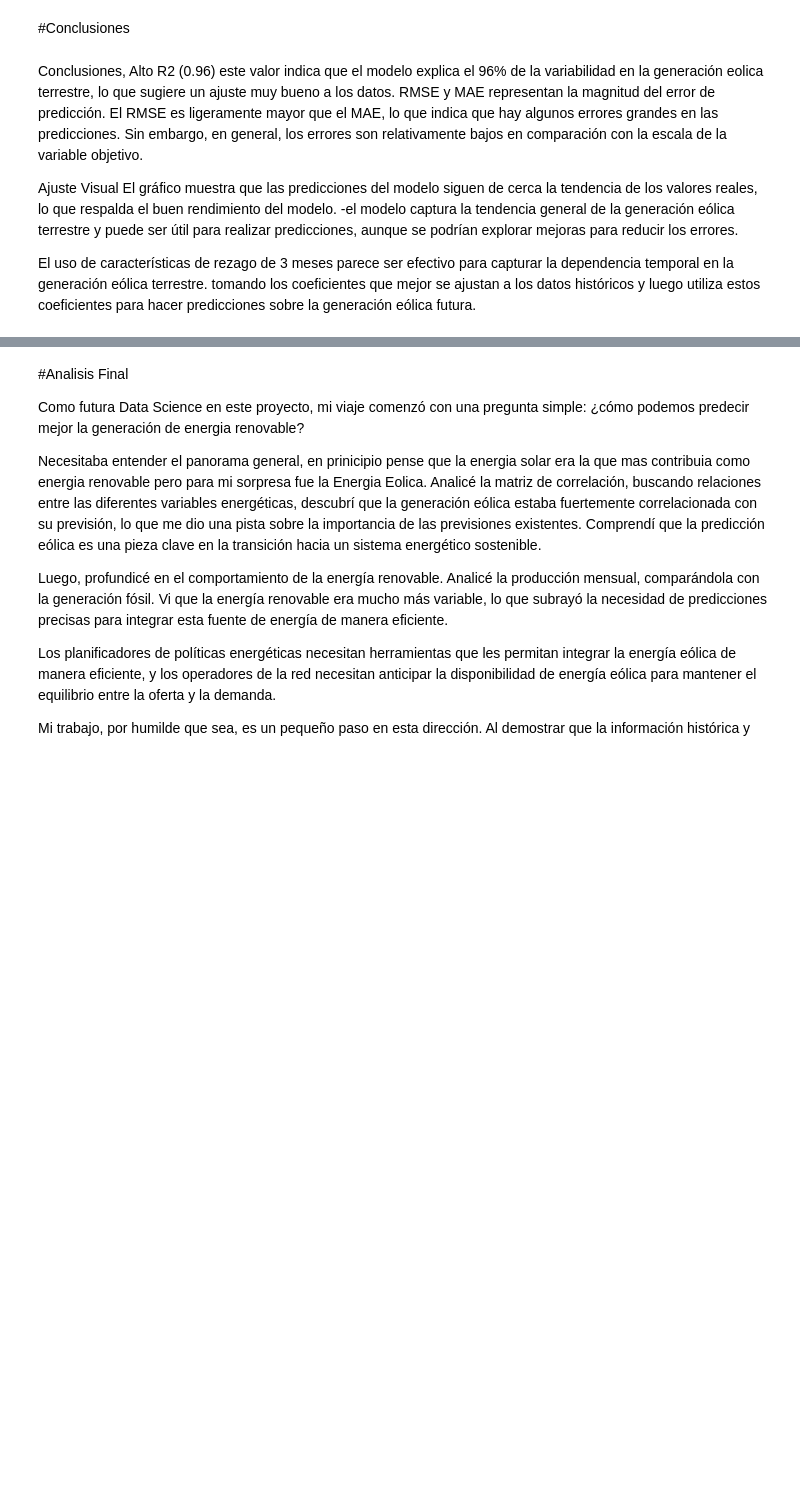
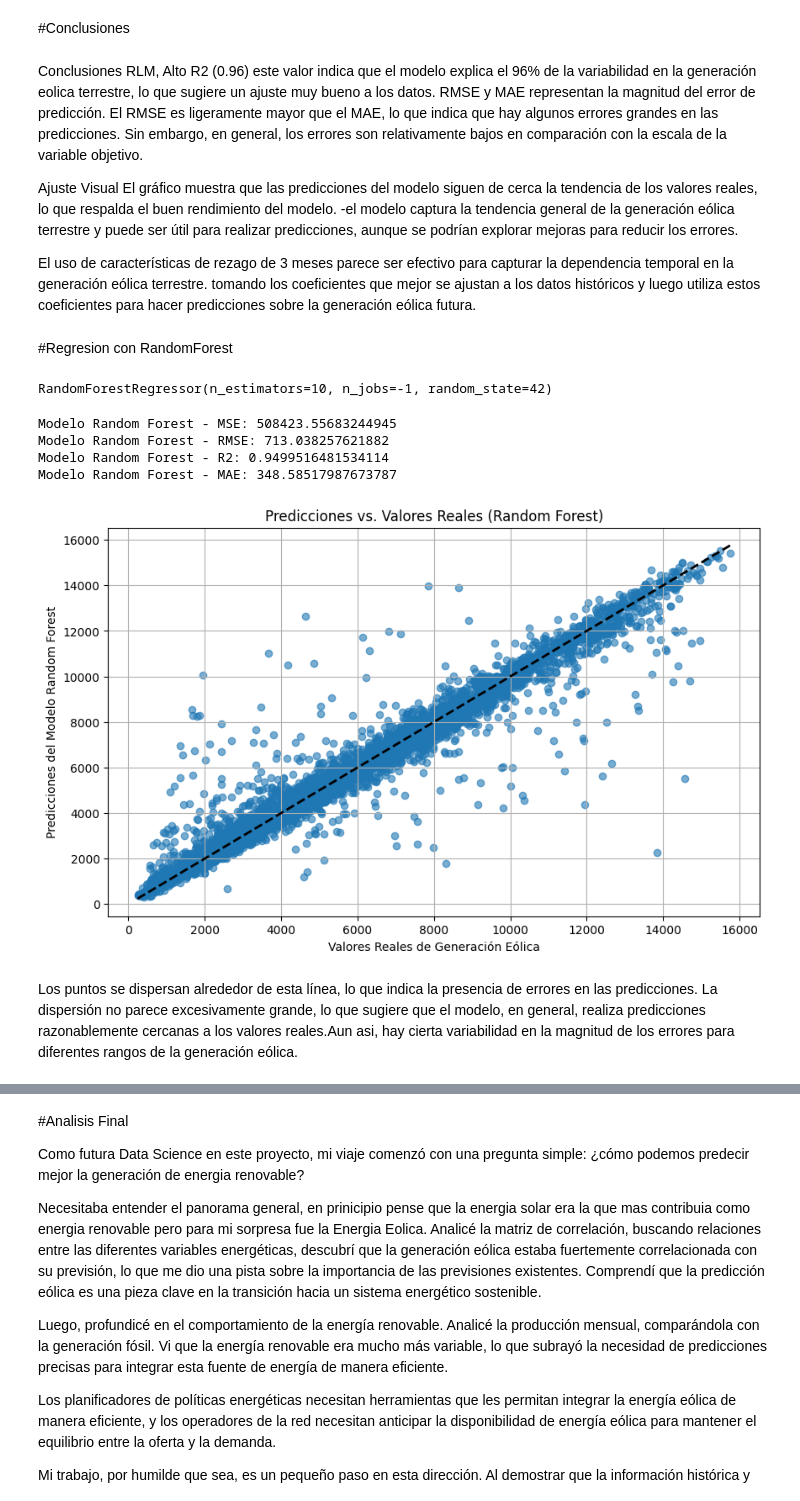
Before and after one commit to Rociosamudio/Machine-Learning-Data-Science-II, a Jupyter notebook: actividad_práctica_APIS_"LizRocio_SamudioRuiz”.ipynb, the cells around one changed output, grey strips where cells are left out. Drawn from its saved outputs; the diff is of its cells as text; code cells hidden in the pictures; blank space fills up the shorter version.

```diff
--- a/actividad_práctica_APIS_"LizRocio_SamudioRuiz”.ipynb
+++ b/actividad_práctica_APIS_"LizRocio_SamudioRuiz”.ipynb
@@ -1418,7 +1428,7 @@ plt.show()
 # %% [markdown]
 #Conclusiones
 # %% [markdown]
-Conclusiones, Alto R2 (0.96) este valor indica que el modelo explica el 96% de la variabilidad en la generación eolica terrestre, lo que sugiere un ajuste muy bueno a los datos. RMSE y MAE representan la magnitud del error de predicción. El RMSE es ligeramente mayor que el MAE, lo que indica que hay algunos errores grandes en las predicciones. Sin embargo, en general, los errores son relativamente bajos en comparación con la escala de la variable objetivo.
+Conclusiones RLM, Alto R2 (0.96) este valor indica que el modelo explica el 96% de la variabilidad en la generación eolica terrestre, lo que sugiere un ajuste muy bueno a los datos. RMSE y MAE representan la magnitud del error de predicción. El RMSE es ligeramente mayor que el MAE, lo que indica que hay algunos errores grandes en las predicciones. Sin embargo, en general, los errores son relativamente bajos en comparación con la escala de la variable objetivo.
 
 Ajuste Visual El gráfico muestra que las predicciones del modelo siguen de cerca la tendencia de los valores reales, lo que respalda el buen rendimiento del modelo. -el modelo captura la tendencia general de la generación eólica terrestre y puede ser útil para realizar predicciones, aunque se podrían explorar mejoras para reducir los errores.
 
@@ -1425,0 +1443,2 @@ Ajuste Visual El gráfico muestra que las predicciones del modelo siguen de cerc
+# %% [markdown]
+#Regresion con RandomForest
@@ -1425,0 +1454,56 @@ Ajuste Visual El gráfico muestra que las predicciones del modelo siguen de cerc
+# %%
+# Variables predictoras y objetivo
+features_regresion = [f'eolica_lag_{i}' for i in range(1, lag_period + 1)]  # Variables predictoras
+target_regresion = 'generación eólica terrestre'  # Variable objetivo
+
+X_regresion = df[features_regresion]
+y_regresion = df[target_regresion]
+# %%
+# Dividir en entrenamiento y prueba
+X_train_regresion, X_test_regresion, y_train_regresion, y_test_regresion = train_test_split(
+    X_regresion, y_regresion, test_size=0.2, random_state=42, shuffle=False
+)  # Mantiene el orden original de los datos
+
+# Escalar las características
+scaler = StandardScaler()
+X_train_scaled = scaler.fit_transform(X_train_regresion)
+X_test_scaled = scaler.transform(X_test_regresion)
+# %%
+# Inicializar y entrenar el modelo de Random Forest
+rf_model = RandomForestRegressor(n_estimators=10, random_state=42, n_jobs=-1) # le di solo 10 de profundida tarda mucho con mas arboles
+rf_model.fit(X_train_scaled, y_train_regresion)
+# %% [output]
+RandomForestRegressor(n_estimators=10, n_jobs=-1, random_state=42)
+# %%
+# Realizar predicciones con el modelo de Random Forest
+rf_y_pred = rf_model.predict(X_test_scaled)
+# %%
+# Evaluar el modelo de Random Forest
+rf_mse = mean_squared_error(y_test_regresion, rf_y_pred)
+rf_rmse = np.sqrt(rf_mse)
+rf_r2 = r2_score(y_test_regresion, rf_y_pred)
+rf_mae = mean_absolute_error(y_test_regresion, rf_y_pred)
+
+print("Modelo Random Forest - MSE:", rf_mse)
+print("Modelo Random Forest - RMSE:", rf_rmse)
+print("Modelo Random Forest - R2:", rf_r2)
+print("Modelo Random Forest - MAE:", rf_mae)
+# %% [output]
+Modelo Random Forest - MSE: 508423.55683244945
+Modelo Random Forest - RMSE: 713.038257621882
+Modelo Random Forest - R2: 0.9499516481534114
+Modelo Random Forest - MAE: 348.58517987673787
+# %%
+# Crear un gráfico de dispersión de las predicciones vs. los valores reales
+plt.figure(figsize=(10, 6))
+plt.scatter(y_test_regresion, rf_y_pred, alpha=0.6)
+plt.plot([y_test_regresion.min(), y_test_regresion.max()], [y_test_regresion.min(), y_test_regresion.max()], 'k--', lw=2) # Línea de predicción perfecta
+plt.xlabel('Valores Reales de Generación Eólica')
+plt.ylabel('Predicciones del Modelo Random Forest')
+plt.title('Predicciones vs. Valores Reales (Random Forest)')
+plt.grid(True)
+plt.show()
+# %% [output]
+[figure, added]
+# %% [markdown]
+Los puntos se dispersan alrededor de esta línea, lo que indica la presencia de errores en las predicciones. La dispersión no parece excesivamente grande, lo que sugiere que el modelo, en general, realiza predicciones razonablemente cercanas a los valores reales.Aun asi, hay cierta variabilidad en la magnitud de los errores para diferentes rangos de la generación eólica.
```
Also changed, not shown: parts of 9 cells of this notebook.
